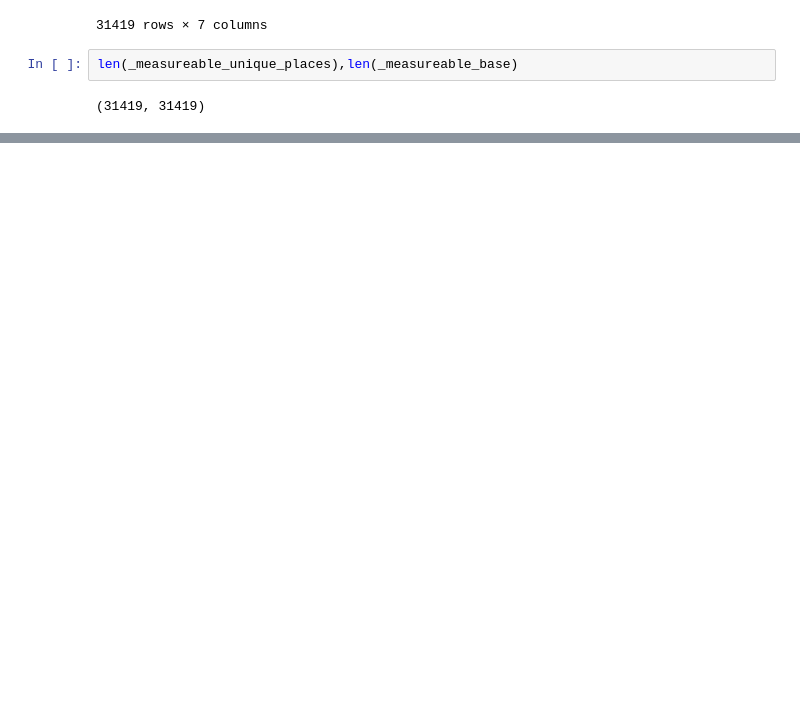
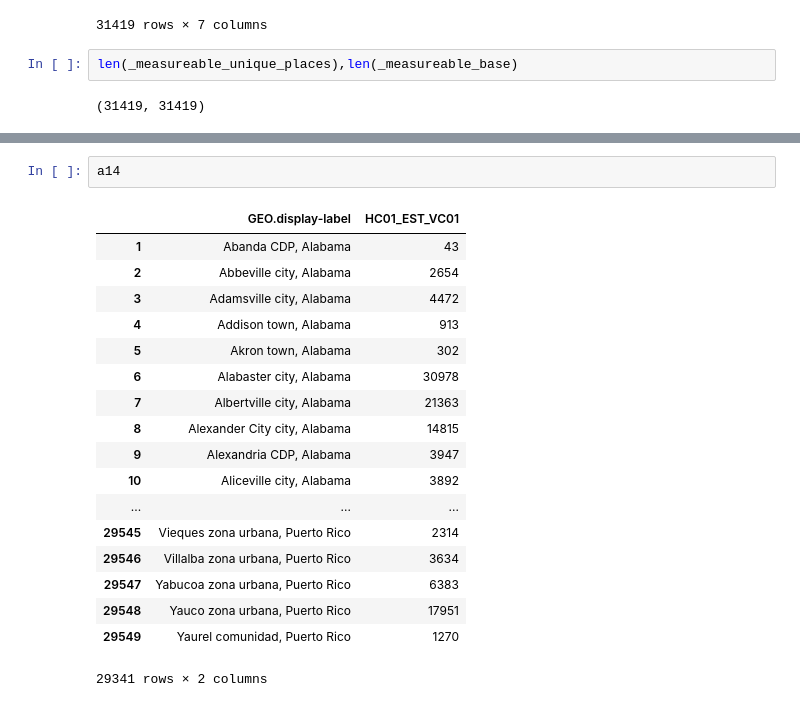
Before and after one commit to gumdropsteve/population_prophet, a Jupyter notebook: exploratory-data-analysis/timeseries/pop_by_place.ipynb, the cells around one changed output, grey strips where cells are left out. Saved outputs shown, nothing was run; the diff lists cells and outputs as text; blank space fills up the shorter version.

```diff
--- a/exploratory-data-analysis/timeseries/pop_by_place.ipynb
+++ b/exploratory-data-analysis/timeseries/pop_by_place.ipynb
@@ -519,0 +579,21 @@ len(a15)
+# %%
+a14
+# %% [output]
+|  | GEO.display-label | HC01_EST_VC01 |
+| 1 | Abanda CDP, Alabama | 43 |
+| 2 | Abbeville city, Alabama | 2654 |
+| 3 | Adamsville city, Alabama | 4472 |
+| 4 | Addison town, Alabama | 913 |
+| 5 | Akron town, Alabama | 302 |
+| 6 | Alabaster city, Alabama | 30978 |
+| 7 | Albertville city, Alabama | 21363 |
+| 8 | Alexander City city, Alabama | 14815 |
+| 9 | Alexandria CDP, Alabama | 3947 |
+| 10 | Aliceville city, Alabama | 3892 |
+| ... | ... | ... |
+| 29545 | Vieques zona urbana, Puerto Rico | 2314 |
+| 29546 | Villalba zona urbana, Puerto Rico | 3634 |
+| 29547 | Yabucoa zona urbana, Puerto Rico | 6383 |
+| 29548 | Yauco zona urbana, Puerto Rico | 17951 |
+| 29549 | Yaurel comunidad, Puerto Rico | 1270 |
+29341 rows × 2 columns
```
Also changed, not shown: parts of 9 cells of this notebook.
